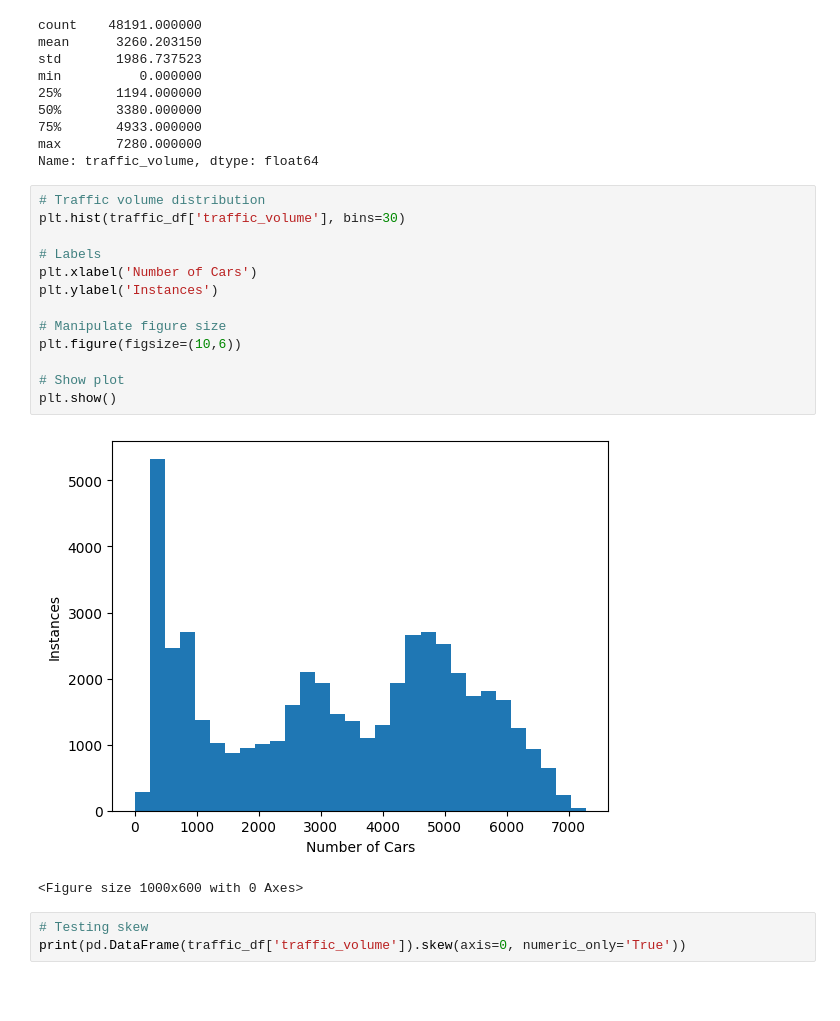
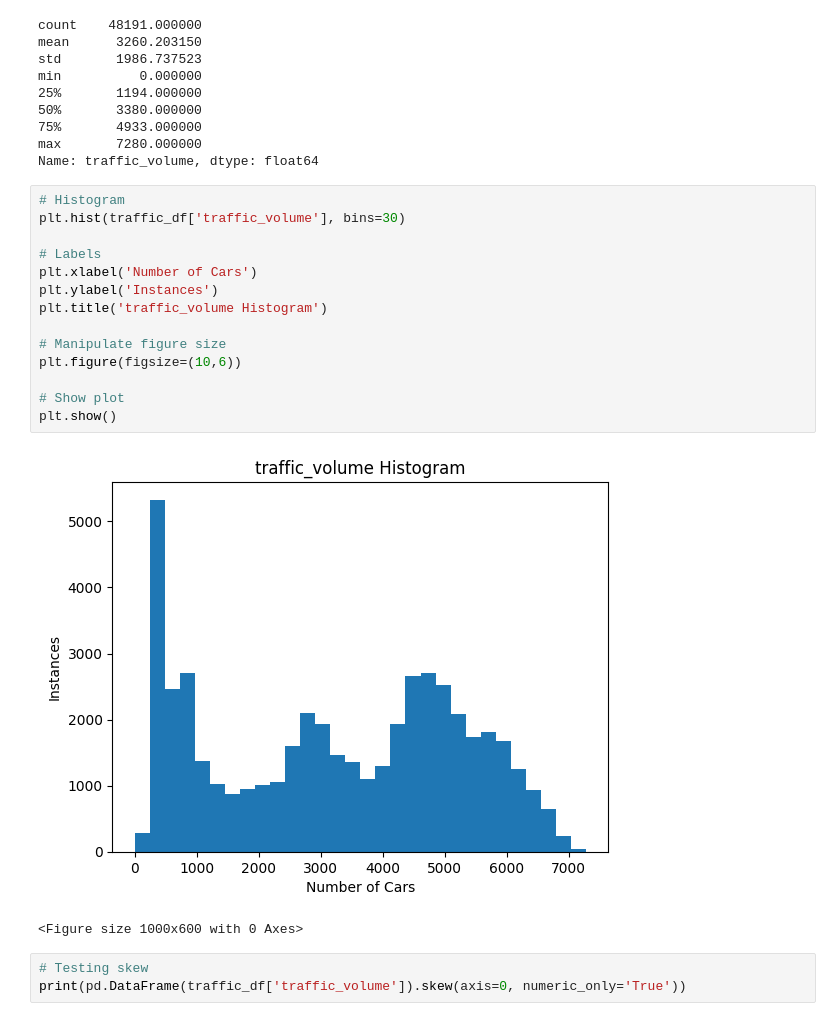
Before and after one commit to Supersamk13/Machine-Learning-and-Data-Science, a Jupyter notebook: Data_Science_and_Machine_Learning_Project_Interstate_Traffic.ipynb, the cells around one changed output. Drawn from its saved outputs; the diff is of its cells as text; blank space fills up the shorter version.

```diff
--- a/Data_Science_and_Machine_Learning_Project_Interstate_Traffic.ipynb
+++ b/Data_Science_and_Machine_Learning_Project_Interstate_Traffic.ipynb
@@ -403,20 +406,21 @@ min          0.000000
 max       7280.000000
 Name: traffic_volume, dtype: float64
 # %%
-# Traffic volume distribution
+# Histogram
 plt.hist(traffic_df['traffic_volume'], bins=30)
 
 # Labels
 plt.xlabel('Number of Cars')
 plt.ylabel('Instances')
+plt.title('traffic_volume Histogram')
 
 # Manipulate figure size
 plt.figure(figsize=(10,6))
 
 # Show plot
 plt.show()
 # %% [output]
-[figure, old version]
+[figure, new version]
 <Figure size 1000x600 with 0 Axes>
 # %%
 # Testing skew
```
Also changed, not shown: parts of 70 cells of this notebook.
